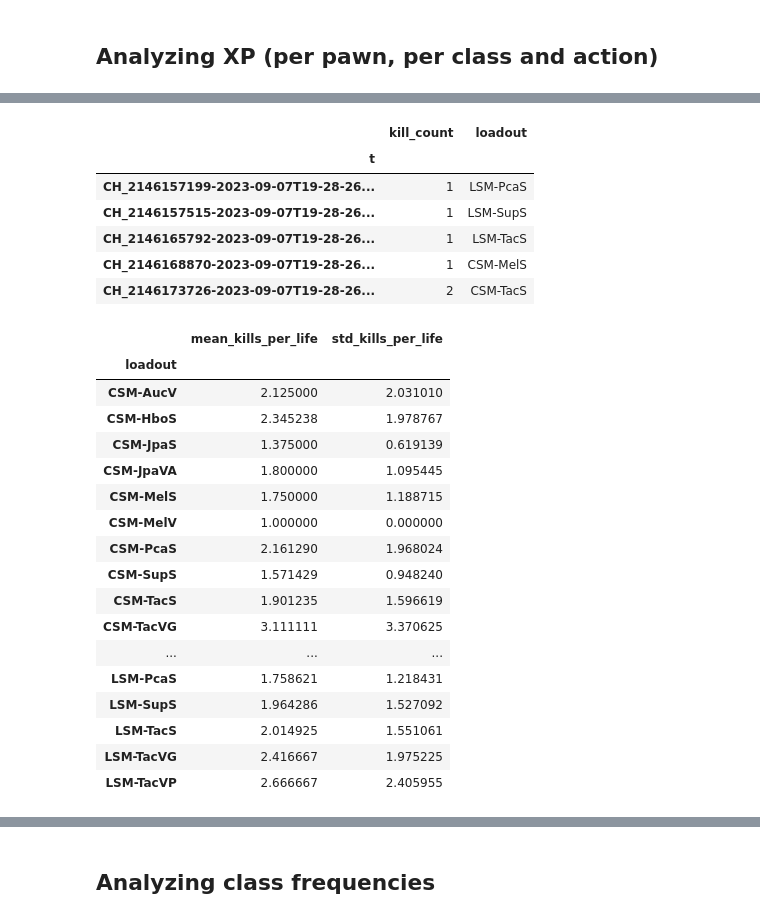
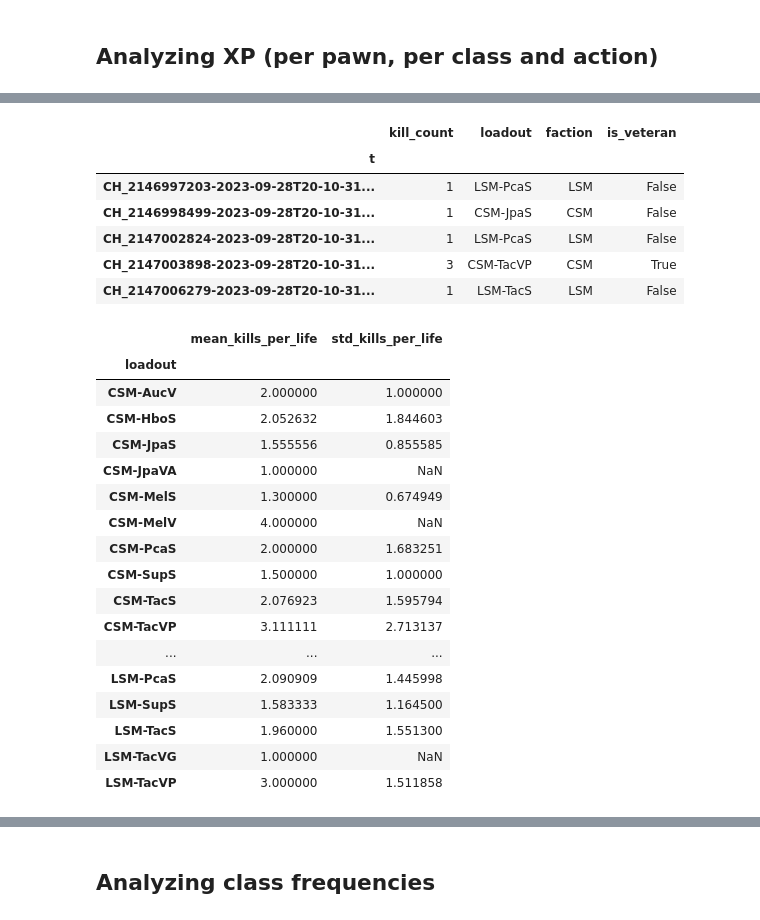
Before and after one commit to JediKnightChan/ECRTools, a Jupyter notebook: ecr-analytics/example/rawdata-analyzer.ipynb, the cells around one changed output, grey strips where cells are left out. Saved outputs shown, nothing was run; the diff lists cells and outputs as text; code cells hidden in the pictures.

```diff
--- a/ecr-analytics/example/rawdata-analyzer.ipynb
+++ b/ecr-analytics/example/rawdata-analyzer.ipynb
@@ -174,6 +165,10 @@ plt.show()
 ## Analyzing XP (per pawn, per class and action)
 # %%
 xp_df = pd.DataFrame([el for el in raw_data if el["Type"] == "XP"])
+
+# Leave only XP to characters
+xp_df = xp_df[xp_df['t'].str.startswith("CH_")]
+
 xp_df.head()
 # %% [output]
 |  | t | value | tps | tf | tl | tc | action | Type | match_ts | t-faction-class | ... |
@@ -310,17 +325,19 @@ kills_df.head()
 # %%
 kills_per_pawn = kills_df.groupby(["t"]).agg(
     kill_count=('t', 'count'),
-    loadout=('t-faction-class', 'first')
+    loadout=('t-faction-class', 'first'),
+    faction=('tf', 'first'),
+    is_veteran=('t-is-veteran', 'first')
 )
 kills_per_pawn.head()
 # %% [output]
-|  | kill_count | loadout |
-| t |  |  |
-| CH_2146157199-2023-09-07T19-28-26... | 1 | LSM-PcaS |
-| CH_2146157515-2023-09-07T19-28-26... | 1 | LSM-SupS |
-| CH_2146165792-2023-09-07T19-28-26... | 1 | LSM-TacS |
-| CH_2146168870-2023-09-07T19-28-26... | 1 | CSM-MelS |
-| CH_2146173726-2023-09-07T19-28-26... | 2 | CSM-TacS |
+|  | kill_count | loadout | faction | is_veteran |
+| t |  |  |  |  |
+| CH_2146997203-2023-09-28T20-10-31... | 1 | LSM-PcaS | LSM | False |
+| CH_2146998499-2023-09-28T20-10-31... | 1 | CSM-JpaS | CSM | False |
+| CH_2147002824-2023-09-28T20-10-31... | 1 | LSM-PcaS | LSM | False |
+| CH_2147003898-2023-09-28T20-10-31... | 3 | CSM-TacVP | CSM | True |
+| CH_2147006279-2023-09-28T20-10-31... | 1 | LSM-TacS | LSM | False |
 # %%
 kills_per_life_for_classes = kills_per_pawn.groupby("loadout").agg(
     mean_kills_per_life=('kill_count', 'mean'),
@@ -330,19 +347,19 @@ kills_per_life_for_classes
 # %% [output]
 |  | mean_kills_per_life | std_kills_per_life |
 | loadout |  |  |
-| CSM-AucV | 2.125000 | 2.031010 |
-| CSM-HboS | 2.345238 | 1.978767 |
-| CSM-JpaS | 1.375000 | 0.619139 |
-| CSM-JpaVA | 1.800000 | 1.095445 |
-| CSM-MelS | 1.750000 | 1.188715 |
-| CSM-MelV | 1.000000 | 0.000000 |
-| CSM-PcaS | 2.161290 | 1.968024 |
-| CSM-SupS | 1.571429 | 0.948240 |
-| CSM-TacS | 1.901235 | 1.596619 |
-| CSM-TacVG | 3.111111 | 3.370625 |
+| CSM-AucV | 2.000000 | 1.000000 |
+| CSM-HboS | 2.052632 | 1.844603 |
+| CSM-JpaS | 1.555556 | 0.855585 |
+| CSM-JpaVA | 1.000000 | NaN |
+| CSM-MelS | 1.300000 | 0.674949 |
+| CSM-MelV | 4.000000 | NaN |
+| CSM-PcaS | 2.000000 | 1.683251 |
+| CSM-SupS | 1.500000 | 1.000000 |
+| CSM-TacS | 2.076923 | 1.595794 |
+| CSM-TacVP | 3.111111 | 2.713137 |
 | ... | ... | ... |
-| LSM-PcaS | 1.758621 | 1.218431 |
-| LSM-SupS | 1.964286 | 1.527092 |
-| LSM-TacS | 2.014925 | 1.551061 |
-| LSM-TacVG | 2.416667 | 1.975225 |
-| LSM-TacVP | 2.666667 | 2.405955 |
+| LSM-PcaS | 2.090909 | 1.445998 |
+| LSM-SupS | 1.583333 | 1.164500 |
+| LSM-TacS | 1.960000 | 1.551300 |
+| LSM-TacVG | 1.000000 | NaN |
+| LSM-TacVP | 3.000000 | 1.511858 |
```
Also changed, not shown: parts of 17 cells of this notebook, 13 other files.
